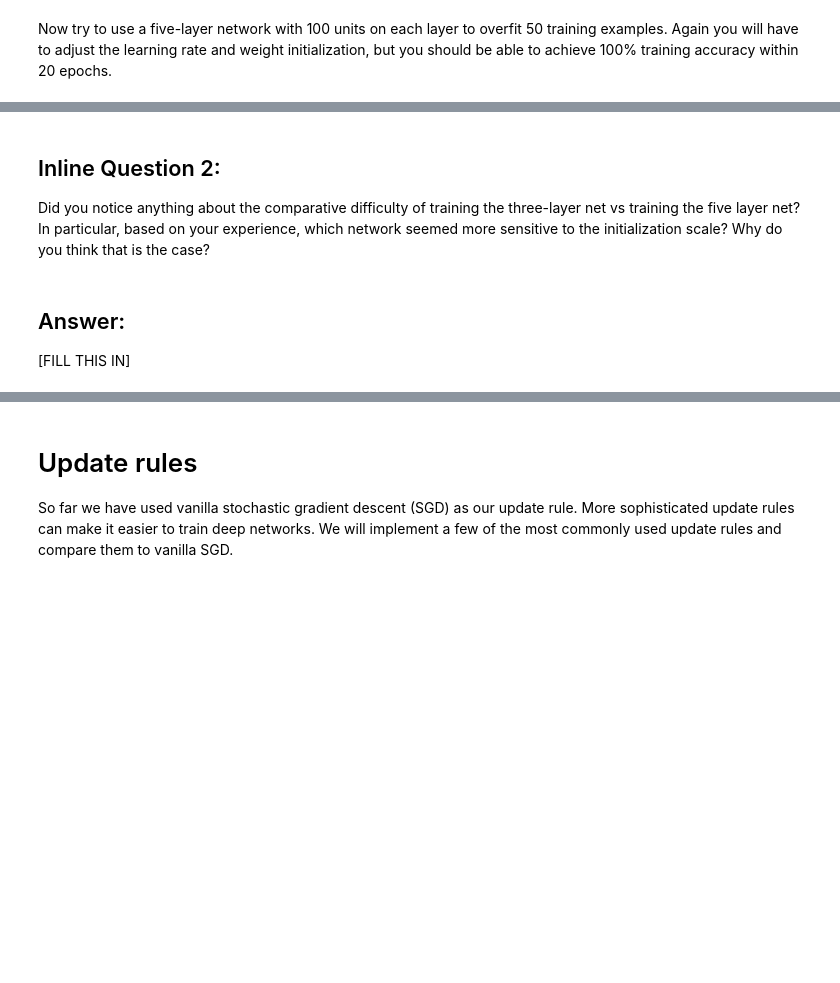
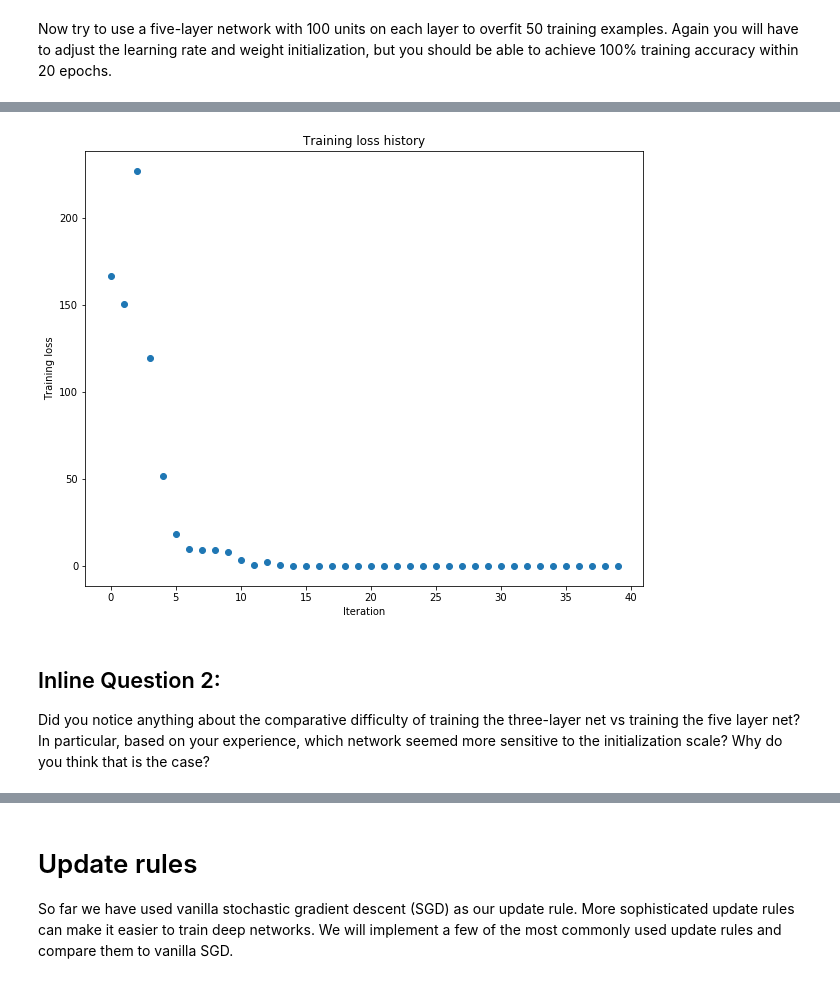
Before and after one commit to ChenShaomin/cs231n, a Jupyter notebook: assignment2/FullyConnectedNets.ipynb, the cells around one changed output, grey strips where cells are left out. Saved outputs shown, nothing was run; the diff lists cells and outputs as text; code cells hidden in the pictures; blank space fills up the shorter version.

```diff
--- a/assignment2/FullyConnectedNets.ipynb
+++ b/assignment2/FullyConnectedNets.ipynb
@@ -436,7 +501,7 @@ small_data = {
 }
 
 learning_rate = 2e-3
-weight_scale = 1e-5
+weight_scale = 1e-1
 model = FullyConnectedNet([100, 100, 100, 100],
                 weight_scale=weight_scale, dtype=np.float64)
 solver = Solver(model, small_data,
@@ -453,3 +518,4 @@ plt.title('Training loss history')
 plt.xlabel('Iteration')
 plt.ylabel('Training loss')
 plt.show()
+# %% [output]
@@ -456,6 +539,4 @@ plt.show()
+[figure, added]
 # %% [markdown]
 ## Inline Question 2:
 Did you notice anything about the comparative difficulty of training the three-layer net vs training the five layer net? In particular, based on your experience, which network seemed more sensitive to the initialization scale? Why do you think that is the case?
-# %% [markdown]
-## Answer:
-[FILL THIS IN]
```
Also changed, not shown: parts of 16 cells of this notebook, 2 other files.
